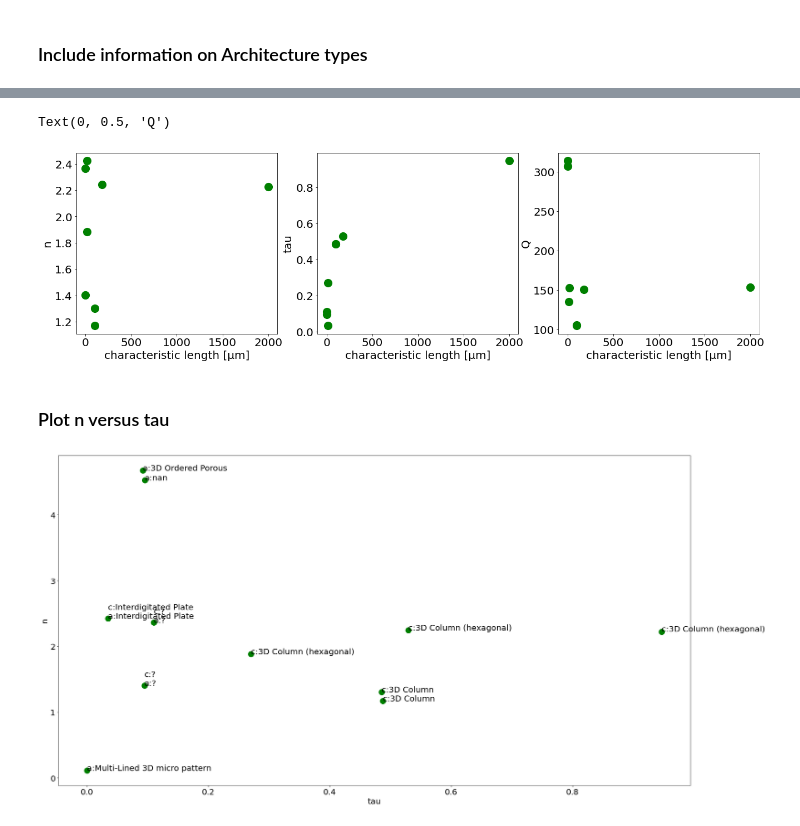
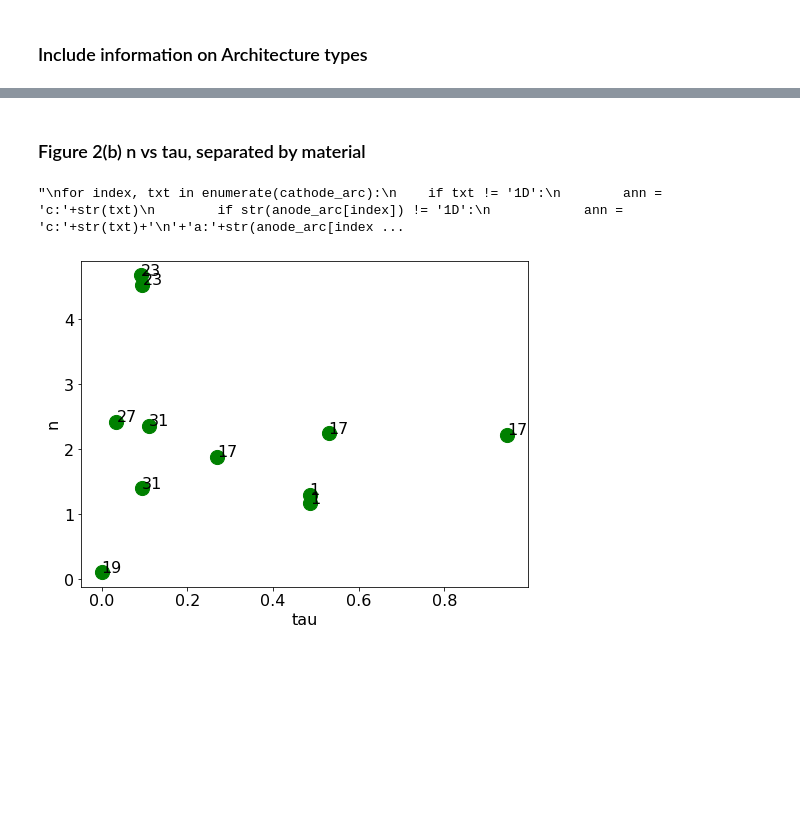
Before and after one commit to BatteryDesign/BatteryRateCap, a Jupyter notebook: Fitting_visualization.ipynb, the cells around one changed output, grey strips where cells are left out. Cells and saved outputs as stored; diff of their text form; code cells hidden in the pictures; blank space fills up the shorter version.

```diff
--- a/Fitting_visualization.ipynb
+++ b/Fitting_visualization.ipynb
@@ -280,7 +284,7 @@ par_df2
 # %% [markdown]
 ### Load Geometry and Material Parameters
 # %%
-geo_df= pd.read_excel('3D_Battery_Parameter_Log.xls', sheet_name='GeometryParameters')
+geo_df= pd.read_excel('NEW_3D_Battery_Parameter_Log.xls', sheet_name='GeometryParameters')
 # %%
 geo_df.head(7)
 # %% [output]
@@ -423,0 +419,3 @@ par_df_full
+# %%
+mat_df= pd.read_excel('NEW_3D_Battery_Parameter_Log.xls', sheet_name='MaterialParameters')
+mat_df
@@ -423,0 +436,13 @@ par_df_full
+# %%
+mat_df = mat_df[['Paper #','Set','Cathode Material','Anode Material']]
+# Select rows of interest
+mat_df_needed = pd.DataFrame(columns=mat_df.columns)
+for index, row in par_df.iterrows():
+    select_rows = mat_df.loc[(mat_df['Set']==row['Set']) & (mat_df['Paper #']==row['Paper #'])]
+    mat_df_needed = mat_df_needed.append(select_rows,ignore_index=True)
+
+mat_df_needed
+
+par_df_full['Cathode Material'] = mat_df_needed['Cathode Material']
+par_df_full['Anode Material'] = mat_df_needed['Anode Material']
+par_df_full
@@ -487,45 +619,29 @@ for index, txt in enumerate(cathode_arc):
-# %%
-# Take either cathode or anode charateristic length
-characteristic_length = []
-char_cathode = par_df_full['Cathode 3D \nCharateristic Length [µm]'].values
-char_anode = par_df_full['Anode 3D \nCharateristic\nLength [µm]'].values
-for index,length in enumerate(char_cathode):
-    if length != np.nan:
-        characteristic_length.append(length)
-    else: charateristic_length.append(char_anode[index])
-
-matplotlib.rcParams.update({'font.size': 20})
-fig = plt.figure(figsize=(22,6))
-ax = fig.subplots(nrows=1,ncols=3)
-
-ax[0].scatter(characteristic_length, n, color='g',s=200)
-ax[0].set_xlabel('characteristic length [µm]')
-ax[0].set_ylabel('n')
-
-ax[1].scatter(characteristic_length, tau, color='g',s=200)
-ax[1].set_xlabel('characteristic length [µm]')
-ax[1].set_ylabel('tau')
-
-ax[2].scatter(characteristic_length, Q, color='g',s=200)
-ax[2].set_xlabel('characteristic length [µm]')
-ax[2].set_ylabel('Q')
-# %% [output]
-Text(0, 0.5, 'Q')
-[figure, removed]
-# %% [markdown]
-### Plot n versus tau
+# %% [markdown]
+### Figure 2(b) n vs tau, separated by material
 # %%
-fig = plt.figure(figsize=(28,15))
-matplotlib.rcParams.update({'font.size': 20})
+matplotlib.rcParams.update({'font.size': 16})
+fig = plt.figure(figsize=(8,6))
+
 plt.scatter(tau, n, color='g',s=200)
 plt.xlabel('tau')
 plt.ylabel('n')
+#plt.semilogx()
+texts = []
+for index, txt in enumerate(paper):
+    plt.annotate(paper[index], (tau[index], n[index]))
+
+# This code is used to adjust text annotations such that they don't overlap
+'''
 for index, txt in enumerate(cathode_arc):
-    if txt != '1D planar':
+    if txt != '1D':
         ann = 'c:'+str(txt)
-        if str(anode_arc[index]) != '1D Planar':
+        if str(anode_arc[index]) != '1D':
             ann = 'c:'+str(txt)+'\n'+'a:'+str(anode_arc[index])
     else: ann = 'a:'+str(anode_arc[index])
-    plt.annotate(ann, (tau[index], n[index]))
+    texts.append(plt.text(tau[index], n[index], ann))
+    #plt.annotate(ann, (tau[index], n[index]))
+adjust_text(texts)
+'''
 # %% [output]
+"\nfor index, txt in enumerate(cathode_arc):\n    if txt != '1D':\n        ann = 'c:'+str(txt)\n        if str(anode_arc[index]) != '1D':\n            ann = 'c:'+str(txt)+'\n'+'a:'+str(anode_arc[index ...
-[figure, old version]
+[figure, new version]
```
Also changed, not shown: parts of 22 cells of this notebook.
